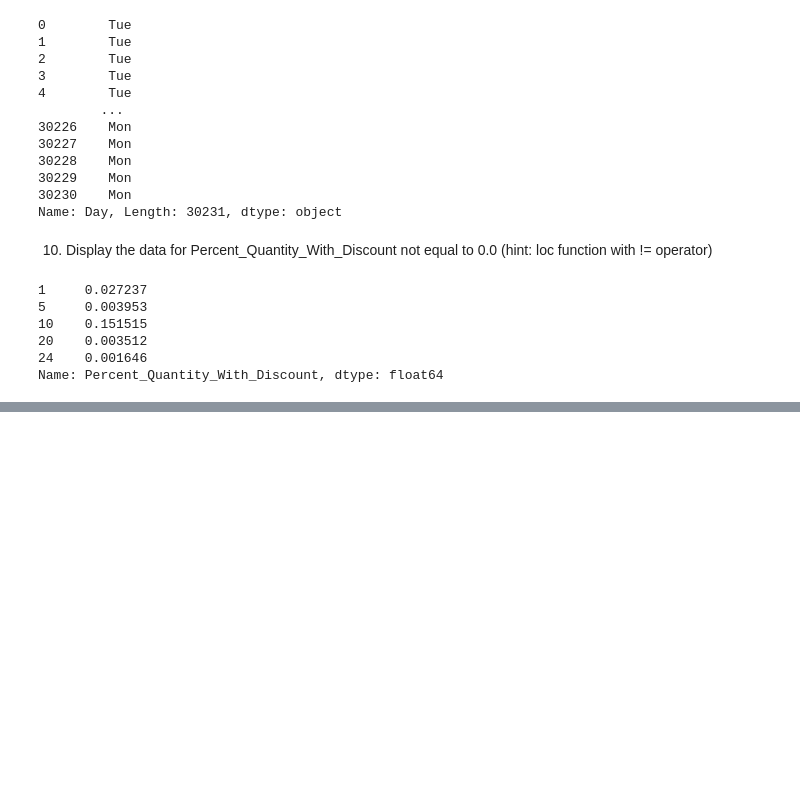
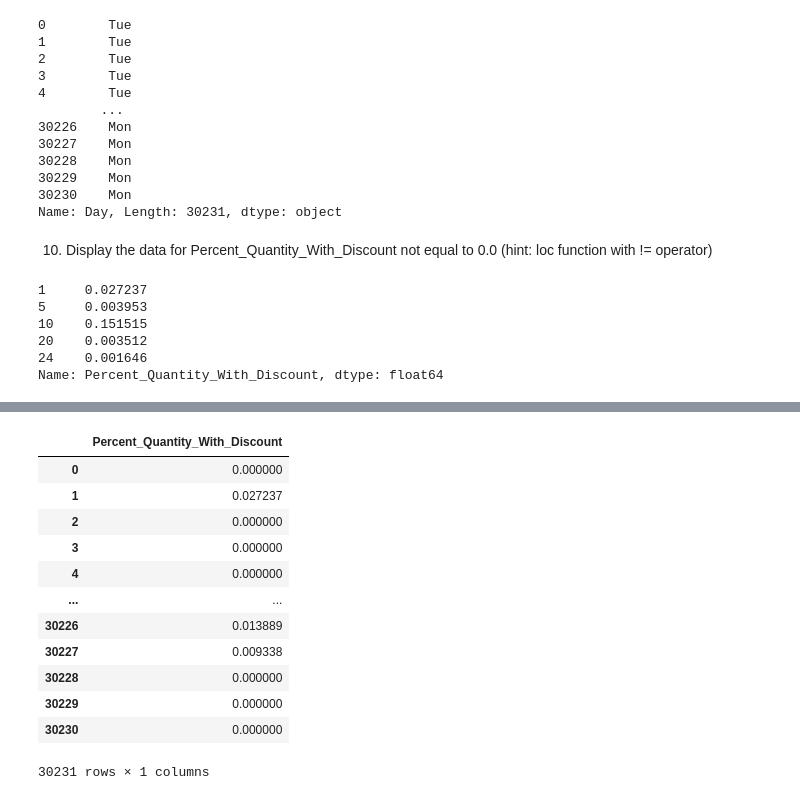
Before and after one commit to venkatesh-manikumar/Datascience-Assignments, a Jupyter notebook: Preprocessing_assignment.ipynb, the cells around one changed output, grey strips where cells are left out. Drawn from its saved outputs; the diff is of its cells as text; code cells hidden in the pictures; blank space fills up the shorter version.

```diff
--- a/Preprocessing_assignment.ipynb
+++ b/Preprocessing_assignment.ipynb
@@ -211,0 +218,7 @@ Name: Percent_Quantity_With_Discount, dtype: float64
+# %%
+raw.loc[raw['Effective_Price'].isnull()].Effective_Price.size # 2 Null records
+
+raw.Range= np.where(raw.Effective_Price > 500 , 1 , 0.5)
+
+# Validation Check
+raw['Range'].isna().value_counts()
@@ -211,0 +238,27 @@ Name: Percent_Quantity_With_Discount, dtype: float64
+# %%
+from sklearn.impute import SimpleImputer
+imputer = SimpleImputer(missing_values = np.nan , strategy = 'median')
+imputer.fit(np.asarray(raw.Percent_Quantity_With_Discount).reshape(-1,1))
+
+imputer.fit?
+
+# print(type(raw.Percent_Quantity_With_Discount)) # Series Dataype and it is one Dimensional
+#
+#print(np.asarray(raw.Percent_Quantity_With_Discount).reshape(-1,1))
+
+
+pd.DataFrame(imputer.transform(np.asarray(raw.Percent_Quantity_With_Discount).reshape(-1,1)) , columns = ['Percent_Quantity_With_Discount'] )
+# %% [output]
+|  | Percent_Quantity_With_Discount |
+| 0 | 0.000000 |
+| 1 | 0.027237 |
+| 2 | 0.000000 |
+| 3 | 0.000000 |
+| 4 | 0.000000 |
+| ... | ... |
+| 30226 | 0.013889 |
+| 30227 | 0.009338 |
+| 30228 | 0.000000 |
+| 30229 | 0.000000 |
+| 30230 | 0.000000 |
+30231 rows × 1 columns
```
Also changed, not shown: parts of 3 cells of this notebook.
